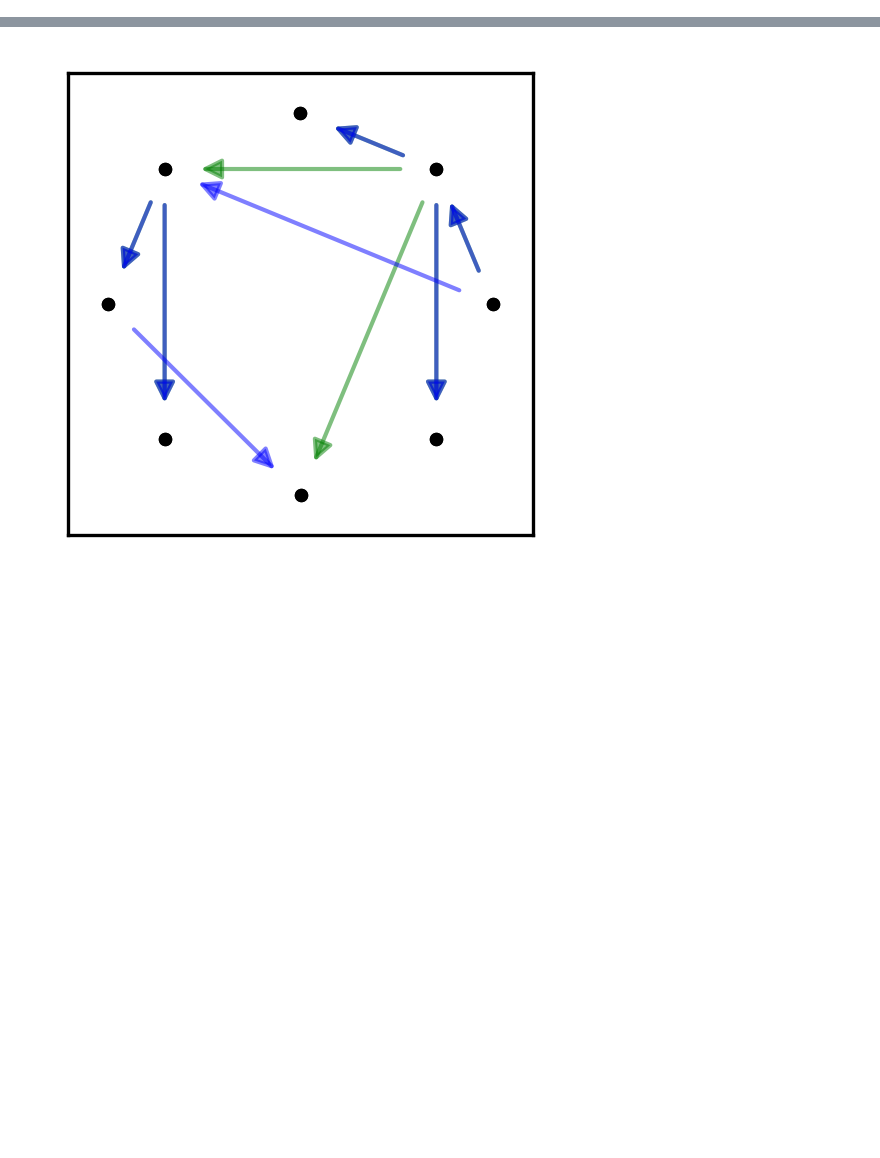
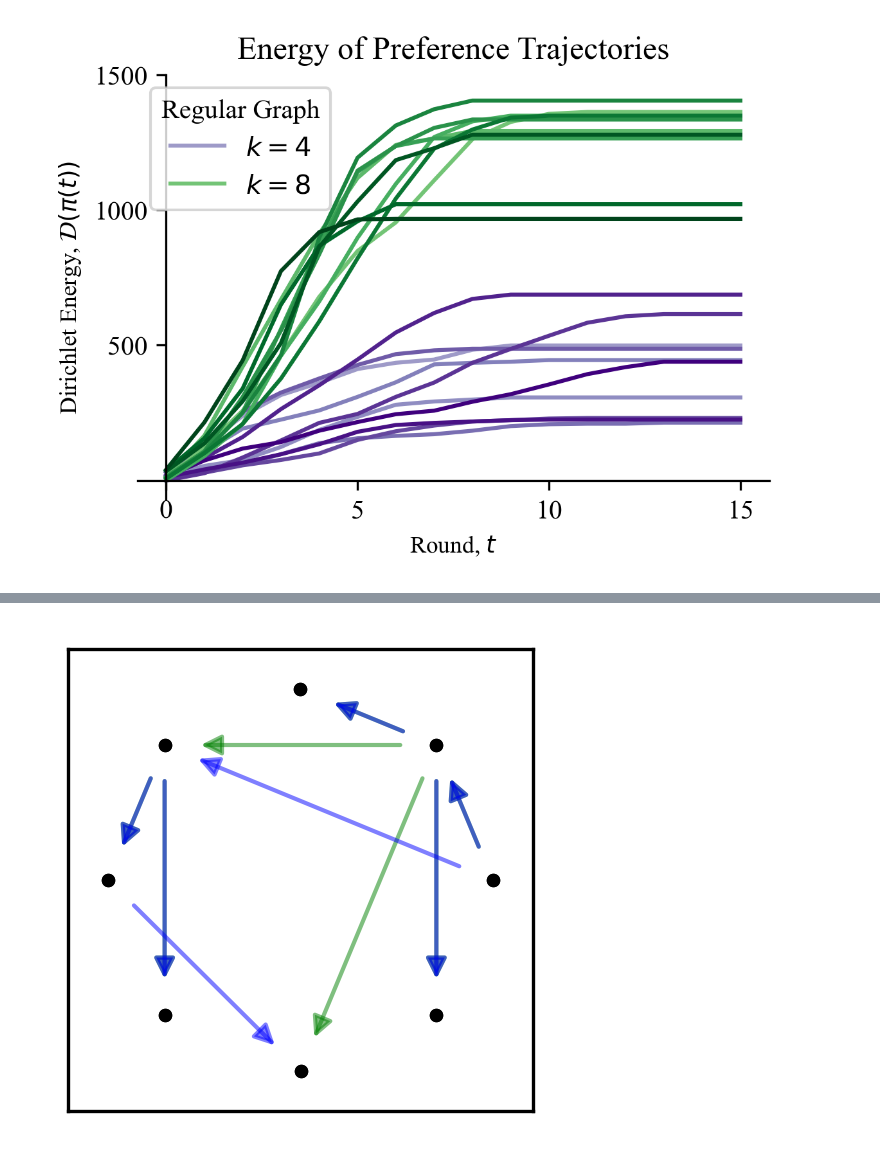
Before and after one commit to hans-riess/prefdynamo, a Jupyter notebook: code/notebook.ipynb, the cells around one changed output, grey strips where cells are left out. Saved outputs shown, nothing was run; the diff lists cells and outputs as text; code cells hidden in the pictures; blank space fills up the shorter version.

```diff
--- a/code/notebook.ipynb
+++ b/code/notebook.ipynb
@@ -90,0 +69,61 @@ plt.show()
+# %%
+# File paths for experiments
+file_paths_exp = ['experiments/experiment_2.csv', 'experiments/experiment_4.csv']
+colors_list = [plt.cm.Purples(np.linspace(0.5, 1, 10)), plt.cm.Greens(np.linspace(0.5, 1, 10))]  # Colors for each experiment
+legend_labels = ['$k=4$', '$k=8$']  # Legend labels for each experiment
+
+#fonts
+plt.rcParams['font.family'] = 'serif'
+plt.rcParams['font.serif'] = ['Times New Roman']
+
+# Create a plot
+plt.figure(figsize=(4, 3), dpi=300)
+
+# Loop through each experiment and plot the data
+for file_path_exp, colors, legend_label in zip(file_paths_exp, colors_list, legend_labels):
+    # Load the data for experiment
+    data_exp = pd.read_csv(file_path_exp)
+
+    # Find the minimum and maximum loss value for shifting and labeling
+    min_loss_exp = data_exp.min().min()
+
+    for index, (row, color) in enumerate(zip(data_exp.iterrows(), colors)):
+        plt.plot(row[1] - min_loss_exp, color=color)  # Set the line color
+
+    # Add a legend entry for the experiment
+    plt.plot([], [], color=colors[0], label=legend_label)  # using the first color in the colors list
+
+# Adding title and labels, and using LaTeX for 'k'
+plt.title(r'Energy of Preference Trajectories')
+plt.xlabel(r'Round, $t$', fontsize=9)
+plt.ylabel(r'Dirichlet Energy, $\mathcal{D}(\pi(t))$', fontsize=9)
+
+# Label every 5 rounds on the x-axis and include x-axis ticks
+plt.xticks(range(0, data_exp.shape[1], 5), labels=[str(i) for i in range(0, data_exp.shape[1], 5)], size='small', rotation=0)
+
+# Label some y-axis values and y-axis ticks
+y_ticks = [500,1000,1500]
+plt.yticks(y_ticks, [str(y) for y in y_ticks])
+
+# Ensure y-axis is visible and align it with x=0
+plt.gca().spines['left'].set_visible(True)  # Make the y-axis visible
+plt.gca().spines['left'].set_position(('data', 0))  # Align y-axis with x=0
+
+# Customize the plot appearance
+plt.legend(frameon=True,title='Regular Graph')
+plt.grid(False)
+plt.gca().spines['top'].set_visible(False)
+plt.gca().spines['right'].set_visible(False)
+plt.gca().spines['bottom'].set_position(('data', 0))
+
+# Adjust the layout for the plot
+plt.tight_layout()
+
+# Save the figure
+filename = 'plots/experiment_2_4_plot.png'
+plt.savefig(filename)
+
+# Display the plot for experiment
+plt.show()
+# %% [output]
+[figure, added]
```
Also changed, not shown: parts of 15 cells of this notebook, 17 other files.
